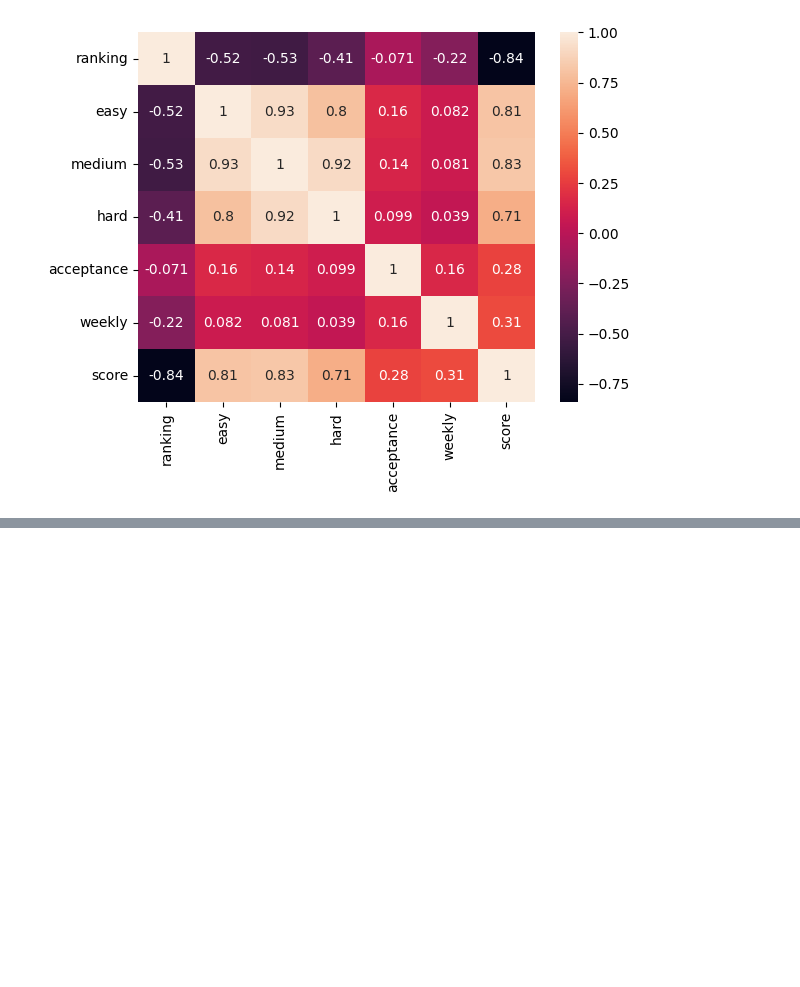
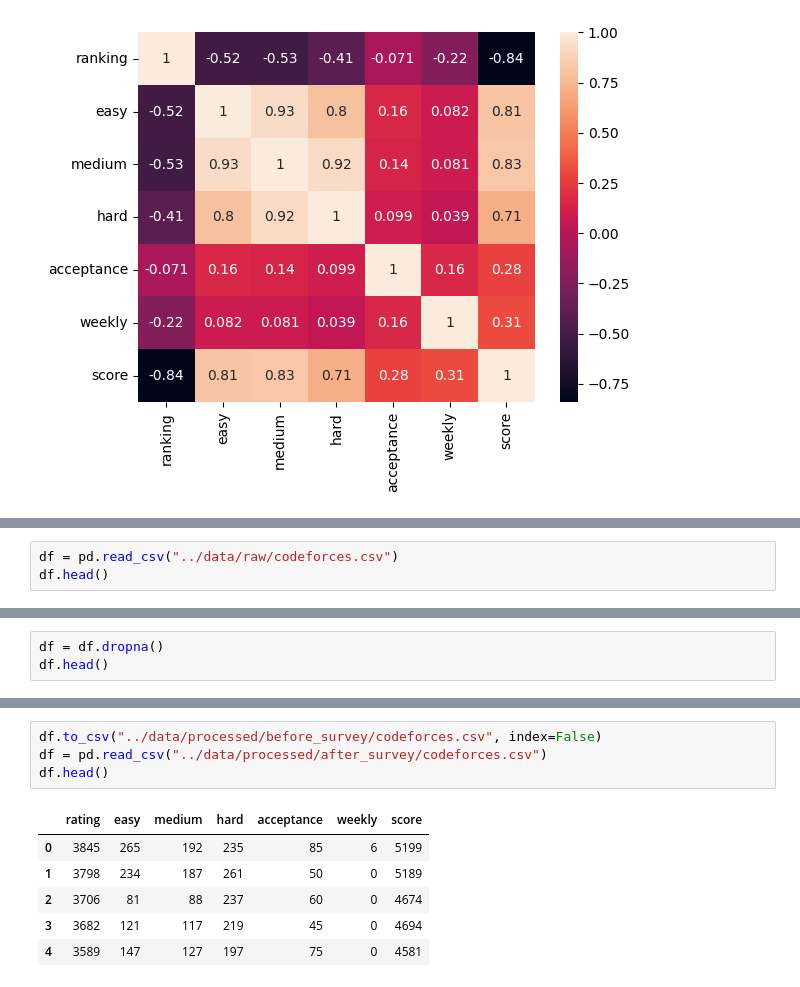
Before and after one commit to Traillio-Org/platform_formulations, a Jupyter notebook: exploration/exploration.ipynb, the cells around one changed output, grey strips where cells are left out. Cells and saved outputs as stored; diff of their text form; blank space fills up the shorter version.

Commit message:
before final survey results

```diff
--- a/exploration/exploration.ipynb
+++ b/exploration/exploration.ipynb
@@ -36,0 +47,3 @@ sns.heatmap(corr_matrix, annot=True)
+# %%
+df = pd.read_csv("../data/raw/codeforces.csv")
+df.head()
@@ -36,0 +57,3 @@ sns.heatmap(corr_matrix, annot=True)
+# %%
+df = df.dropna()
+df.head()
@@ -36,0 +67,11 @@ sns.heatmap(corr_matrix, annot=True)
+# %%
+df.to_csv("../data/processed/before_survey/codeforces.csv", index=False)
+df = pd.read_csv("../data/processed/after_survey/codeforces.csv")
+df.head()
+# %% [output]
+|  | rating | easy | medium | hard | acceptance | weekly | score |
+| 0 | 3845 | 265 | 192 | 235 | 85 | 6 | 5199 |
+| 1 | 3798 | 234 | 187 | 261 | 50 | 0 | 5189 |
+| 2 | 3706 | 81 | 88 | 237 | 60 | 0 | 4674 |
+| 3 | 3682 | 121 | 117 | 219 | 45 | 0 | 4694 |
+| 4 | 3589 | 147 | 127 | 197 | 75 | 0 | 4581 |
```
Also changed, not shown: parts of 7 cells of this notebook, 9 other files.
